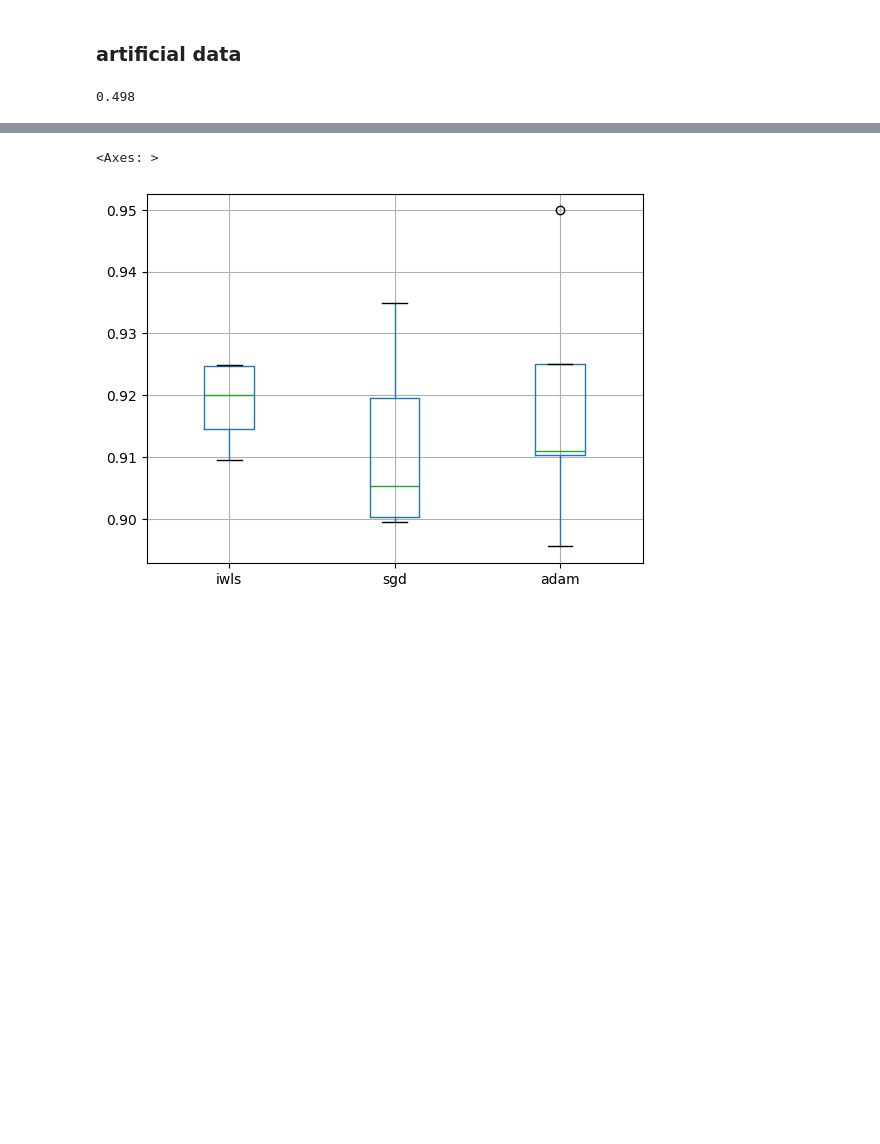
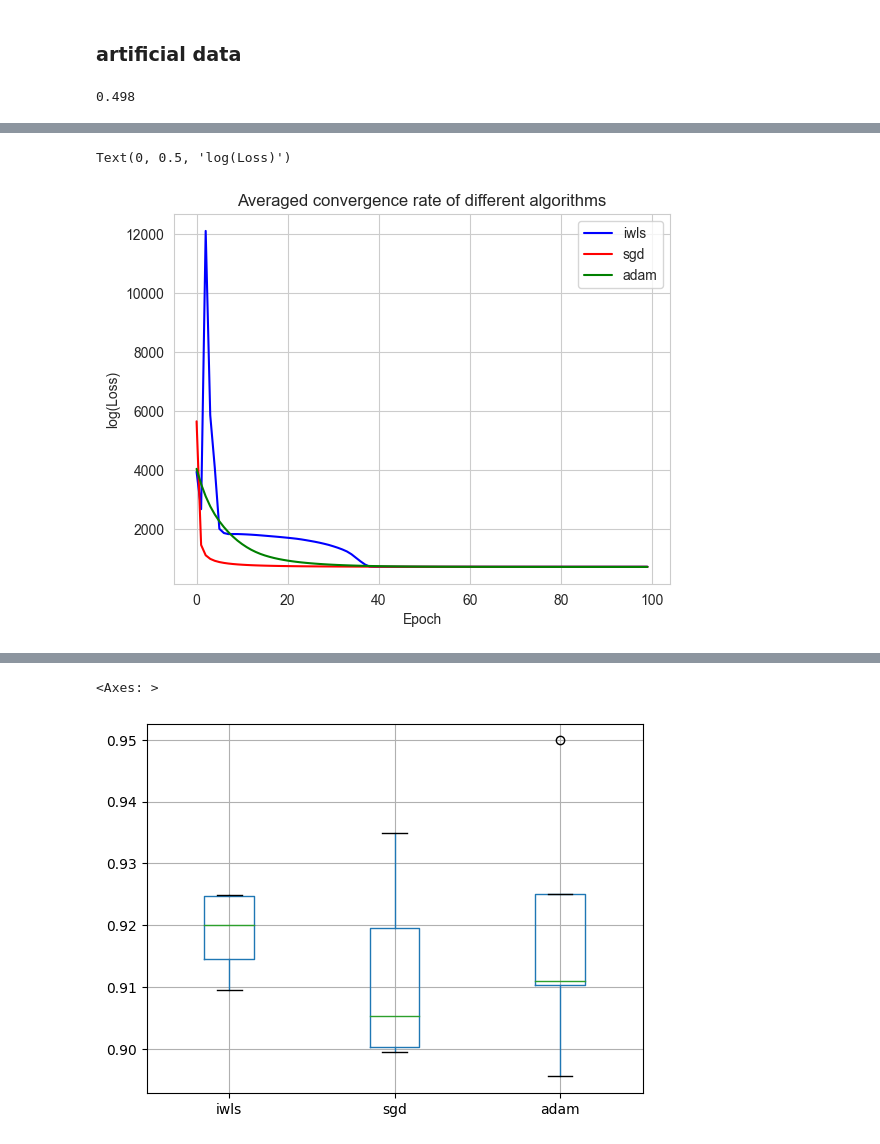
Before and after one commit to Fersoil/logistic_regression, a Jupyter notebook: real_data_experiments.ipynb, the cells around one changed output, grey strips where cells are left out. Drawn from its saved outputs; the diff is of its cells as text; code cells hidden in the pictures; blank space fills up the shorter version.

Commit message:
finetuning parameters, yanking you blood data, and visualizing convergence rate

```diff
--- a/real_data_experiments.ipynb
+++ b/real_data_experiments.ipynb
@@ -95,0 +116,2 @@ Mean accuracy: 0.9183267726400048
+# %%
+final, after_epoch = compare_methods_v2(X, y)
@@ -95,0 +138,19 @@ Mean accuracy: 0.9183267726400048
+# %%
+colors = ["blue", "red", "green"]
+for alg_name, runs in after_epoch.items():
+    averaged = np.zeros(501)
+    for run in runs:
+        for i in range(501):
+            if i < len(run):
+                averaged[i] += run[i]
+            else:
+                averaged[i] += run[-1]
+    plt.plot(averaged[:100], label=alg_name, color=colors[0])
+    colors.pop(0)
+plt.legend()
+plt.title("Averaged convergence rate of different algorithms")
+plt.xlabel("Epoch")
+plt.ylabel("log(Loss)")
+# %% [output]
+Text(0, 0.5, 'log(Loss)')
+[figure, added]
```
Also changed, not shown: parts of 7 cells of this notebook, 2 other files.
